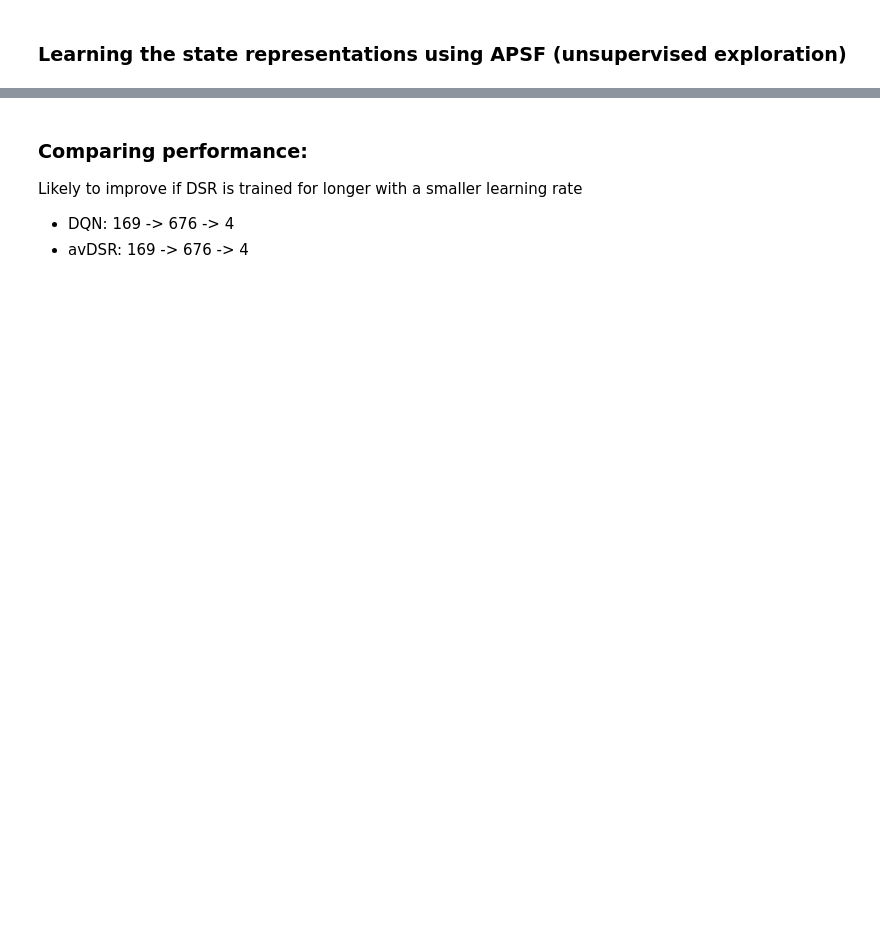
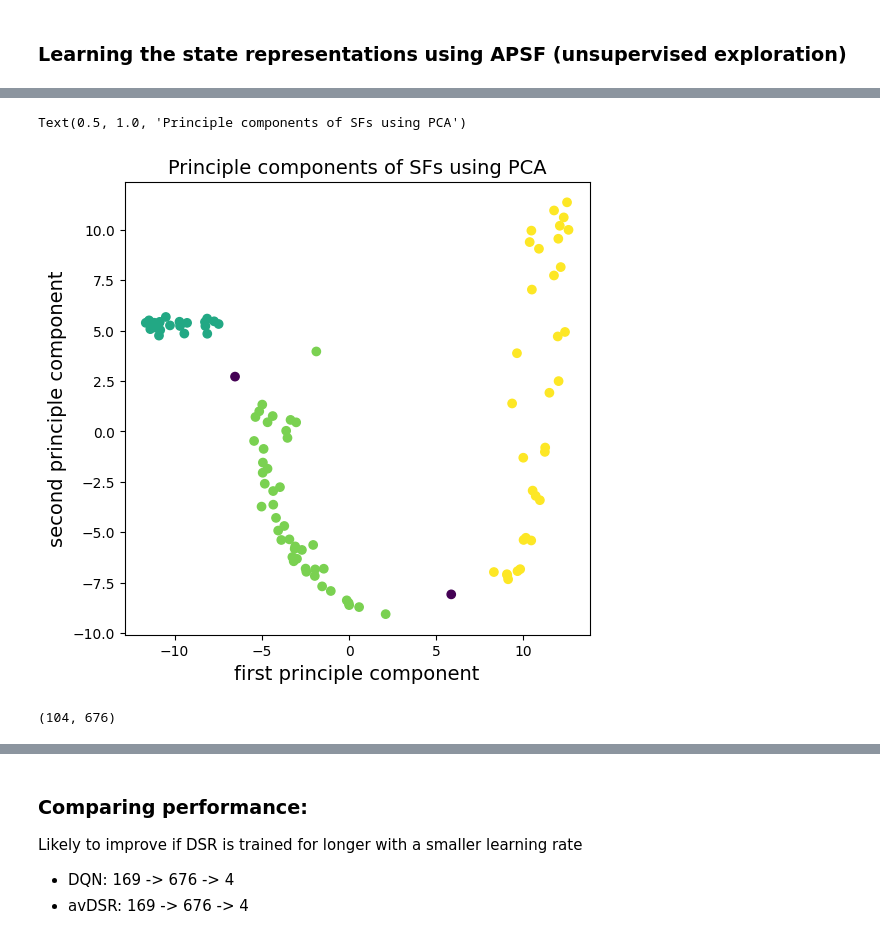
Before and after one commit to psurya1994/fun, a Jupyter notebook: mpsf/v1/mpsf_context_general_SF.ipynb, the cells around one changed output, grey strips where cells are left out. Cells and saved outputs as stored; diff of their text form; code cells hidden in the pictures; blank space fills up the shorter version.

```diff
--- a/mpsf/v1/mpsf_context_general_SF.ipynb
+++ b/mpsf/v1/mpsf_context_general_SF.ipynb
@@ -193,0 +326,36 @@ params_count(avdsr.network.psi2q)
+# %%
+from sklearn.decomposition import PCA
+plt.figure(figsize=(6,6),dpi=100)
+pca = PCA(n_components=2)
+k = pca.fit_transform(psi_all)
+plt.scatter(k[:,0],k[:,1], c=c)
+plt.xlabel('first principle component', fontsize=14)
+plt.ylabel('second principle component', fontsize=14)
+# plt.colorbar()
+plt.title('Principle components of SFs using PCA', fontsize=14)
+# %% [output]
+Text(0.5, 1.0, 'Principle components of SFs using PCA')
+[figure, added]
+# %%
+# from deep_rl.component.fourrooms import *
+g = [21, 28, 84, 91]
+c = np.ones(104)*4
+room1 = list(range(5)) + list(range(10,15)) + list(range(20,25)) + list(range(31,36)) +list(range(41,46))
+room2 = list(range(5,10)) + list(range(15,20)) + list(range(26,31)) + list(range(36,41)) + list(range(46,51)) + list(range(52,57))
+room3 = list(range(57,62)) + list(range(63,68)) + list(range(73,78)) + list(range(83,88)) + list(range(94,99))
+connect = [25, 51, 62, 88]
+c[room1] = 1
+c[room2] = 2
+c[room3] = 3
+c[connect] = [-1, -1, -1, -1]
+env = FourRoomsMatrix(layout='4rooms')
+psi_all = np.zeros((104,169*4))
+for i in range(104):
+    state = env.reset(init=i)
+    _, out, _ = avdsr.network(tensor(state).unsqueeze(0))
+    psi = out.detach().cpu().numpy()
+    psi_all[i,:] = psi.flatten()
+
+psi_all.shape
+# %% [output]
+(104, 676)
```
Also changed, not shown: parts of 18 cells of this notebook, 1 other file.
